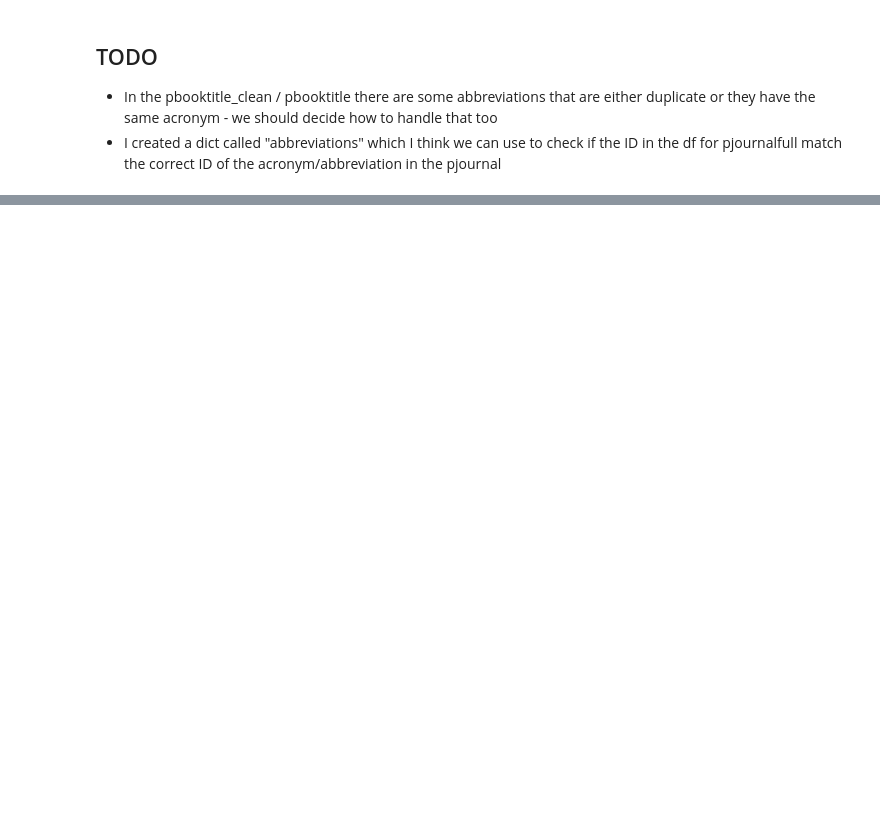
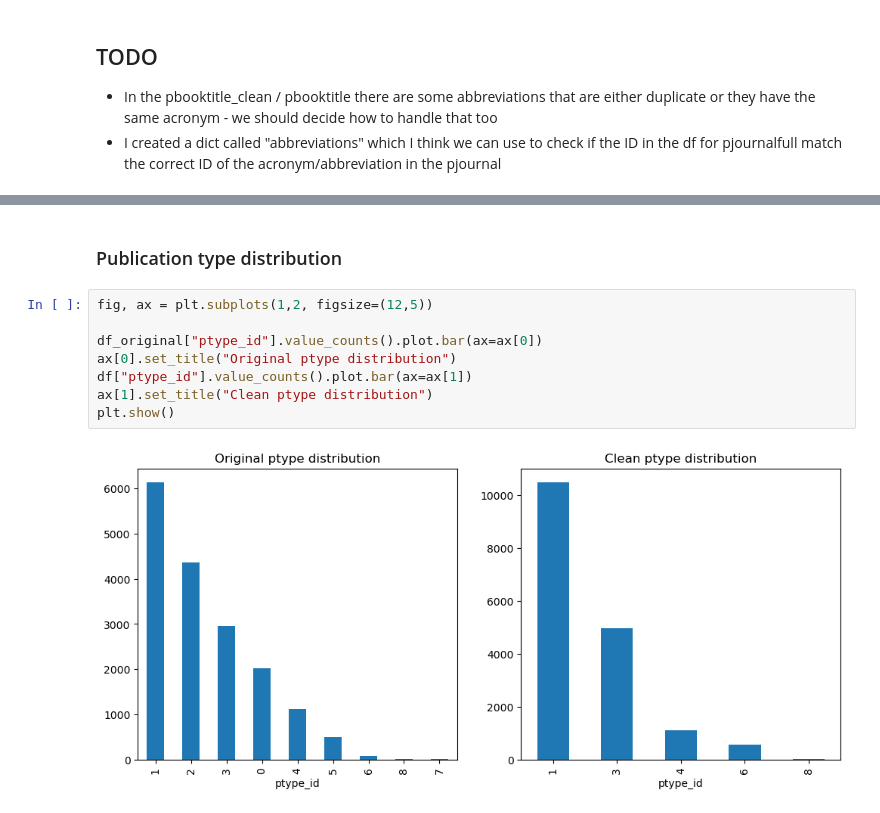
Before and after one commit to nagliskaro/big_data_g2, a Jupyter notebook: eda.ipynb, the cells around one changed output, grey strips where cells are left out. Saved outputs shown, nothing was run; the diff lists cells and outputs as text; blank space fills up the shorter version.

```diff
--- a/eda.ipynb
+++ b/eda.ipynb
@@ -626,0 +916,12 @@ with open('clean_data/pbooktitlefull_clean.json', 'w', encoding='utf-8') as f:
+# %% [markdown]
+### Publication type distribution
+# %%
+fig, ax = plt.subplots(1,2, figsize=(12,5))
+
+df_original["ptype_id"].value_counts().plot.bar(ax=ax[0])
+ax[0].set_title("Original ptype distribution")
+df["ptype_id"].value_counts().plot.bar(ax=ax[1])
+ax[1].set_title("Clean ptype distribution")
+plt.show()
+# %% [output]
+[figure, added]
```
Also changed, not shown: parts of 143 cells of this notebook, 2 other files.
